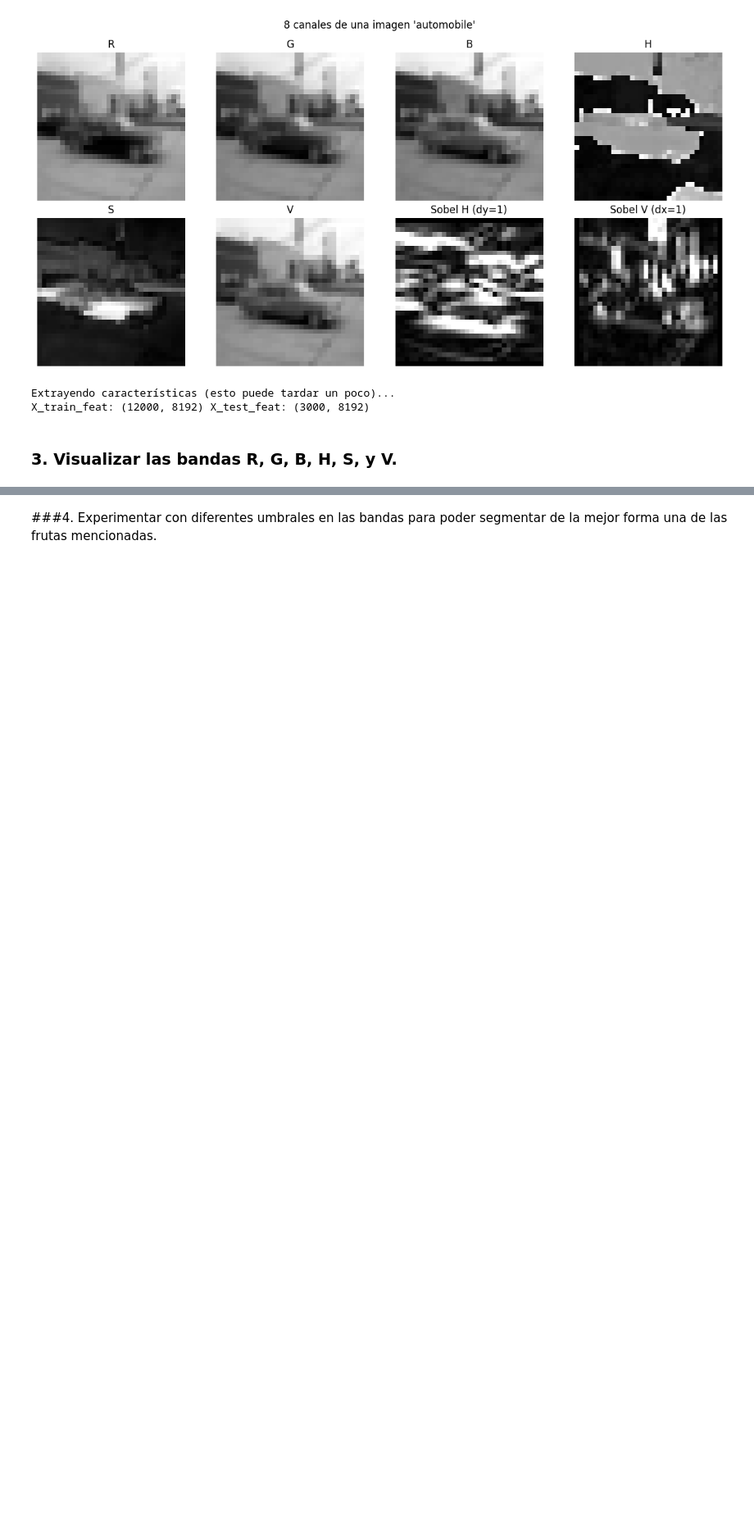
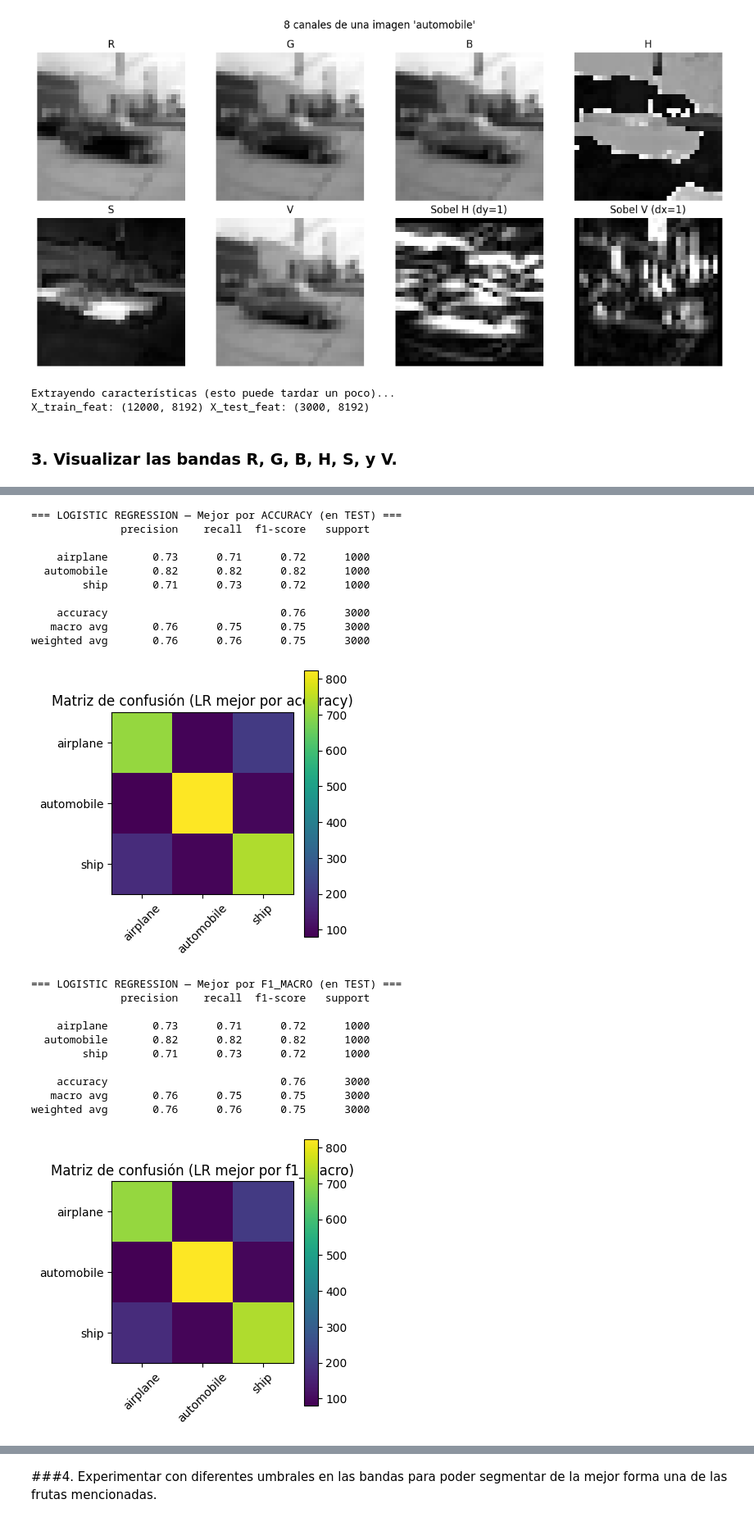
Before and after one commit to BrajanNieto/CompuVision, a Jupyter notebook: CV_Labo2_ImageClassification.ipynb, the cells around one changed output, grey strips where cells are left out. Shown at 82% size. Cells and saved outputs as stored; diff of their text form; code cells hidden in the pictures; blank space fills up the shorter version.

```diff
--- a/CV_Labo2_ImageClassification.ipynb
+++ b/CV_Labo2_ImageClassification.ipynb
@@ -238,8 +238,8 @@ pipe_lr = Pipeline([
 
 # Espacio de búsqueda (30 combinaciones)
 param_grid_lr = {
-    'logreg__C': [0.01, 0.1, 1, 10, 100],
-    'logreg__solver': ['liblinear', 'lbfgs', 'saga'],
+    'logreg__C': [0.01, 0.1, 10, 100],
+    'logreg__solver': ['liblinear', 'lbfgs'],
     'logreg__penalty': ['l2'],
     'logreg__class_weight': [None, 'balanced'],
 }
@@ -357,0 +365,22 @@ plt.show()
+=== LOGISTIC REGRESSION — Mejor por ACCURACY (en TEST) ===
+              precision    recall  f1-score   support
+
+    airplane       0.73      0.71      0.72      1000
+  automobile       0.82      0.82      0.82      1000
+        ship       0.71      0.73      0.72      1000
+
+    accuracy                           0.76      3000
+   macro avg       0.76      0.75      0.75      3000
+weighted avg       0.76      0.76      0.75      3000
+[figure, added]
+=== LOGISTIC REGRESSION — Mejor por F1_MACRO (en TEST) ===
+              precision    recall  f1-score   support
+
+    airplane       0.73      0.71      0.72      1000
+  automobile       0.82      0.82      0.82      1000
+        ship       0.71      0.73      0.72      1000
+
+    accuracy                           0.76      3000
+   macro avg       0.76      0.75      0.75      3000
+weighted avg       0.76      0.76      0.75      3000
+[figure, added]
```
Also changed, not shown: parts of 3 cells of this notebook.
